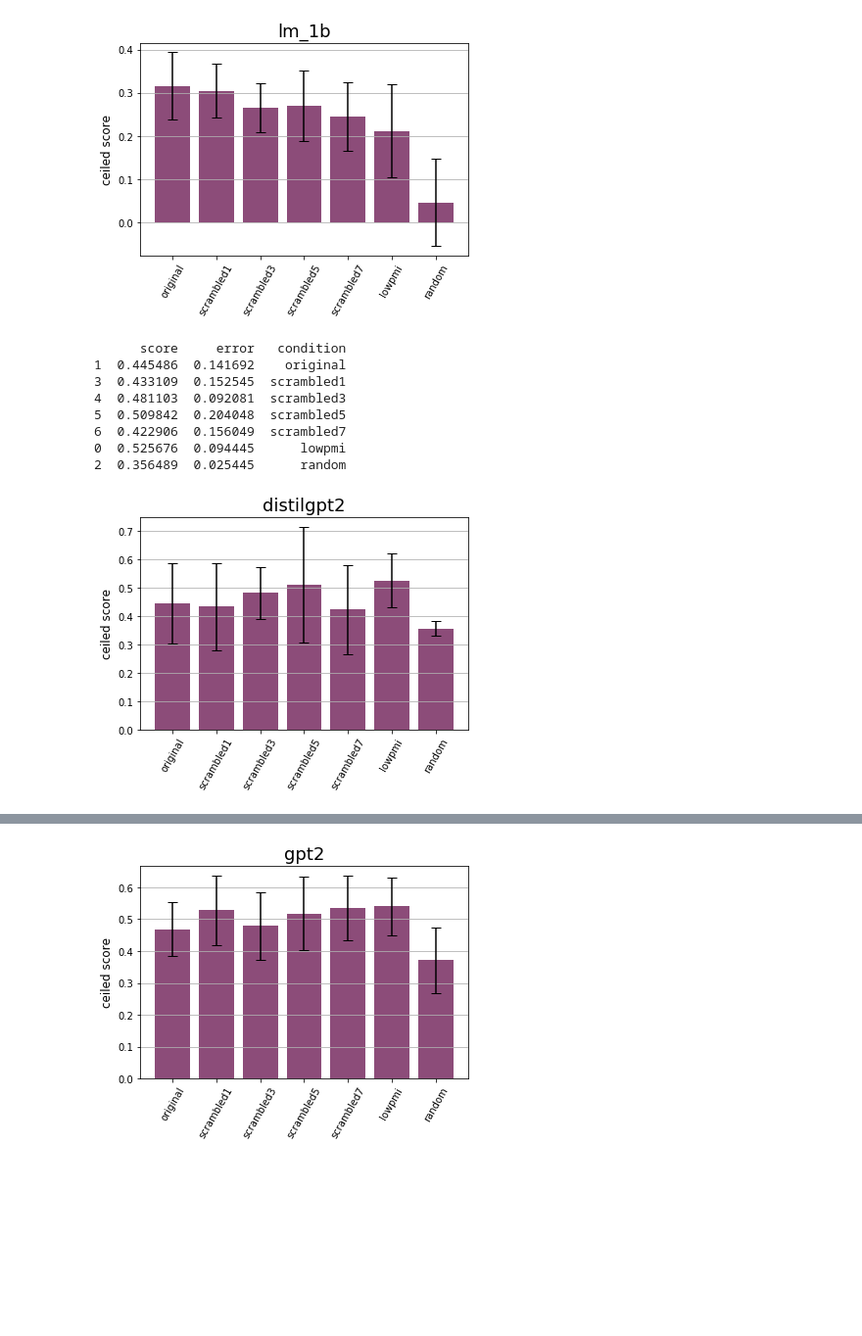
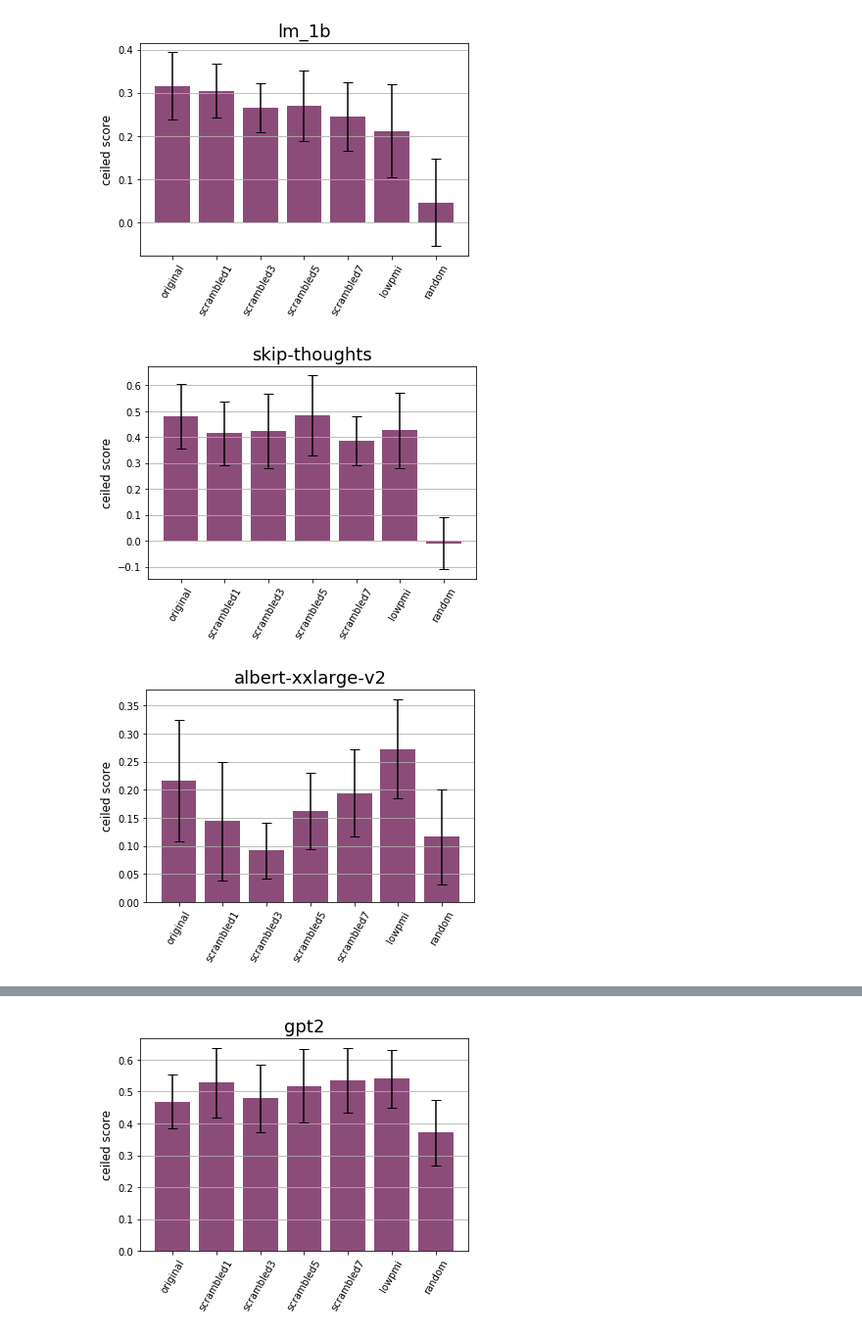
Before and after one commit to eghbalhosseini/neural-nlp-1, a Jupyter notebook: neural_nlp/analyze/neural-scrambled/match-to-brain.ipynb, the cells around one changed output, grey strips where cells are left out. Shown at 98% size. Cells and saved outputs as stored; diff of their text form; code cells hidden in the pictures; blank space fills up the shorter version.

```diff
--- a/neural_nlp/analyze/neural-scrambled/match-to-brain.ipynb
+++ b/neural_nlp/analyze/neural-scrambled/match-to-brain.ipynb
@@ -131,17 +131,11 @@ main_plot('glove')
 main_plot('lm_1b')
 # %% [output]
 [figure]
-# %%
-main_plot('distilgpt2')
-distilgpt2_scores_df = get_last_scores_df('distilgpt2')
-print(distilgpt2_scores_df)
-# %% [output]
-      score     error   condition
-1  0.445486  0.141692    original
-3  0.433109  0.152545  scrambled1
-4  0.481103  0.092081  scrambled3
-5  0.509842  0.204048  scrambled5
-6  0.422906  0.156049  scrambled7
-0  0.525676  0.094445      lowpmi
-2  0.356489  0.025445      random
-[figure, removed]
+# %%
+main_plot('skip-thoughts')
+# %% [output]
+[figure, added]
+# %%
+main_plot('albert-xxlarge-v2')
+# %% [output]
+[figure, added]
```
Also changed, not shown: parts of 26 cells of this notebook, 2 other files.
